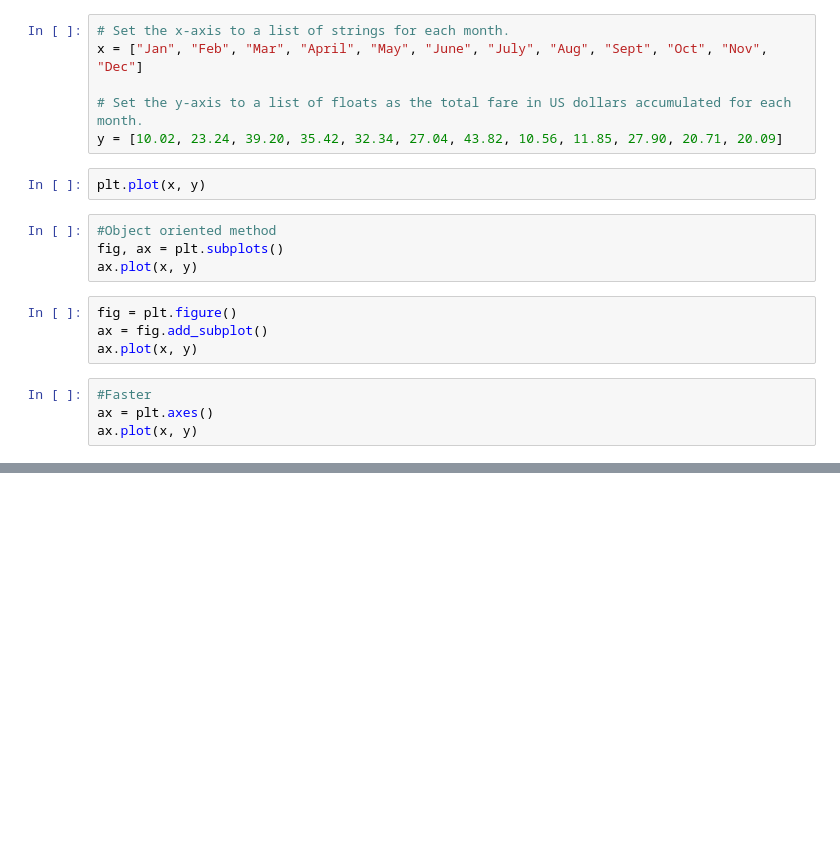
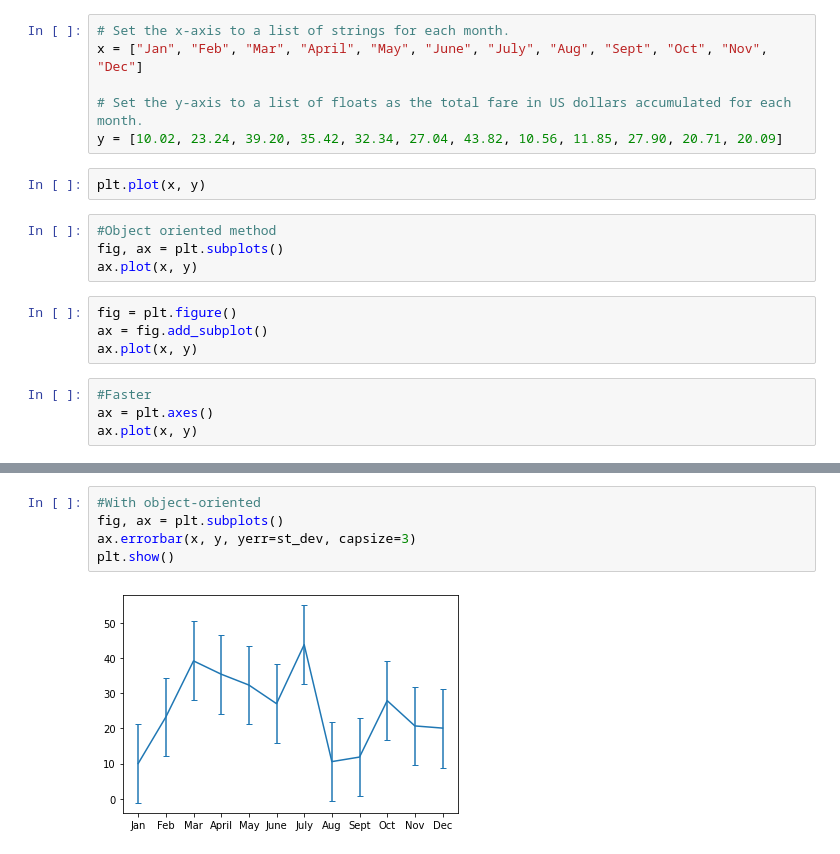
Before and after one commit to oyuka1112/PyBer_Analysis, a Jupyter notebook: matplotlib_practice.ipynb, the cells around one changed output, grey strips where cells are left out. Drawn from its saved outputs; the diff is of its cells as text; blank space fills up the shorter version.

```diff
--- a/matplotlib_practice.ipynb
+++ b/matplotlib_practice.ipynb
@@ -31,0 +45,7 @@ plt.grid()
+# %%
+#With object-oriented
+fig, ax = plt.subplots()
+ax.errorbar(x, y, yerr=st_dev, capsize=3)
+plt.show()
+# %% [output]
+[figure, added]
```
Also changed, not shown: parts of 7 cells of this notebook, 4 other files.
